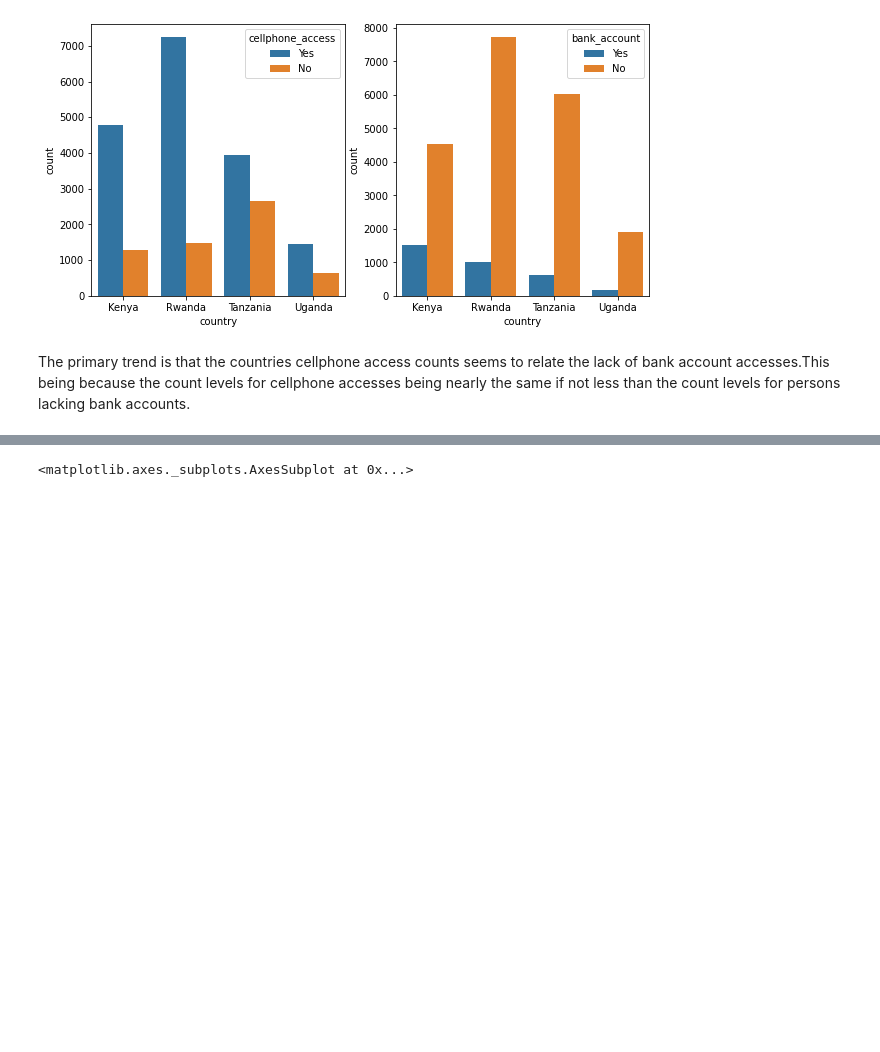
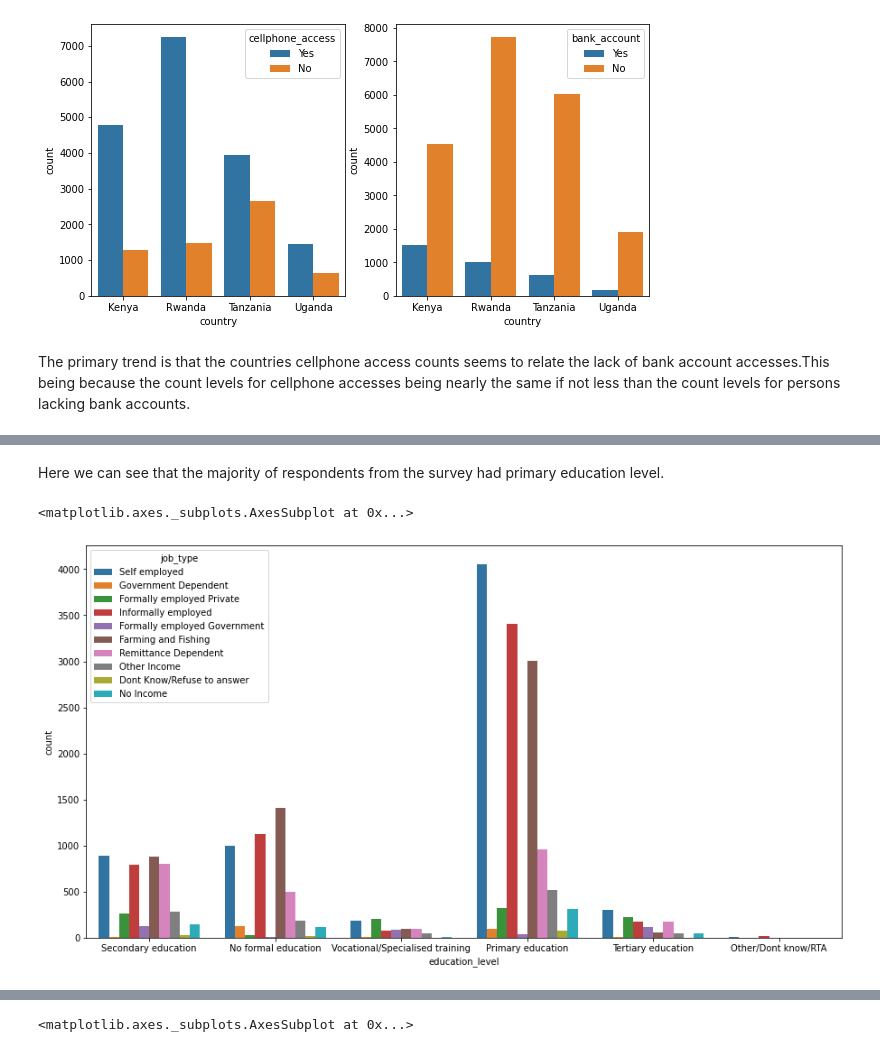
Before and after one commit to BrandonBosire/Financial-Inclusivity, a Jupyter notebook: Brainy_Badgers_Financial_Inclusion.ipynb, the cells around one changed output, grey strips where cells are left out. Cells and saved outputs as stored; diff of their text form; code cells hidden in the pictures; blank space fills up the shorter version.

```diff
--- a/Brainy_Badgers_Financial_Inclusion.ipynb
+++ b/Brainy_Badgers_Financial_Inclusion.ipynb
@@ -512,0 +532,11 @@ The primary trend is that the countries cellphone access counts seems to relate
+# %% [markdown]
+Here we can see that the majority of respondents from the survey had primary education level.
+# %%
+#The fourth visualization will regard.
+#Determination of the influence between education level  to job type counts.
+#
+plt.figure(figsize=(15,8))
+sns.countplot(x='education_level', data=df ,hue='job_type' )
+# %% [output]
+<matplotlib.axes._subplots.AxesSubplot at 0x...>
+[figure, added]
```
Also changed, not shown: parts of 14 cells of this notebook.
